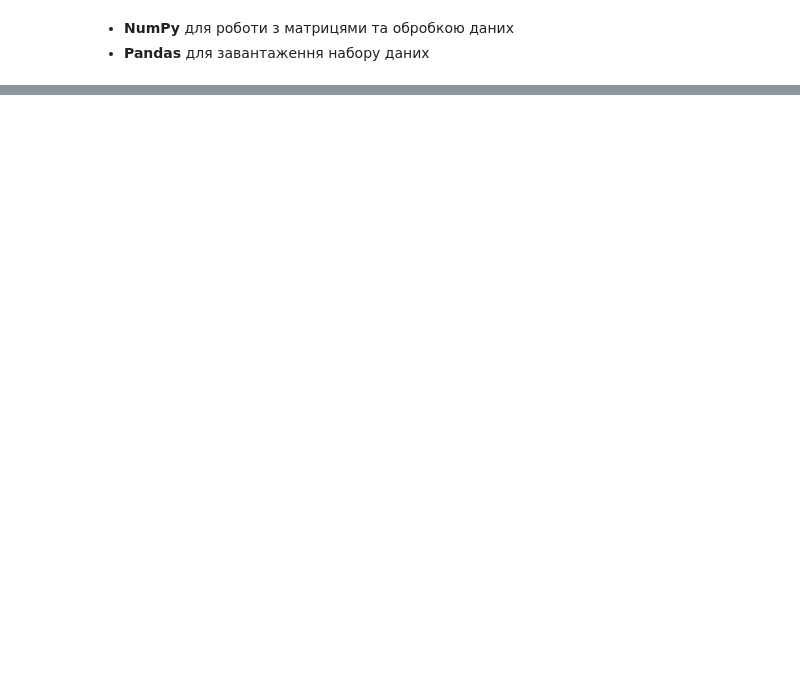
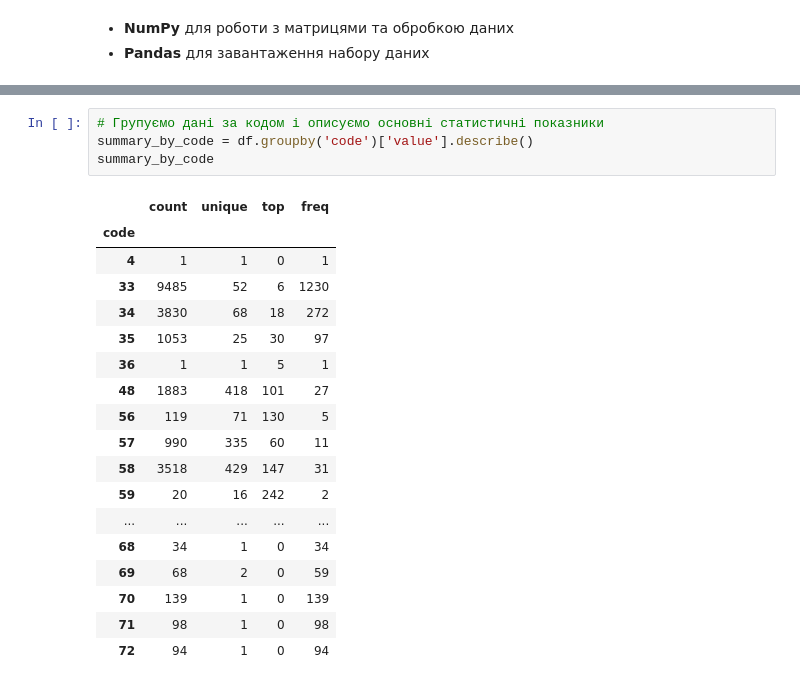
Before and after one commit to dmuman/ML-projects-and-tutorials, a Jupyter notebook: NumPy/Projects/Diabetes.ipynb, the cells around one changed output, grey strips where cells are left out. Drawn from its saved outputs; the diff is of its cells as text; blank space fills up the shorter version.

```diff
--- a/NumPy/Projects/Diabetes.ipynb
+++ b/NumPy/Projects/Diabetes.ipynb
@@ -60,0 +188,23 @@ TypeError: can only concatenate str (not "int") to str
+# %%
+# Групуємо дані за кодом і описуємо основні статистичні показники
+summary_by_code = df.groupby('code')['value'].describe()
+summary_by_code
+# %% [output]
+|  | count | unique | top | freq |
+| code |  |  |  |  |
+| 4 | 1 | 1 | 0 | 1 |
+| 33 | 9485 | 52 | 6 | 1230 |
+| 34 | 3830 | 68 | 18 | 272 |
+| 35 | 1053 | 25 | 30 | 97 |
+| 36 | 1 | 1 | 5 | 1 |
+| 48 | 1883 | 418 | 101 | 27 |
+| 56 | 119 | 71 | 130 | 5 |
+| 57 | 990 | 335 | 60 | 11 |
+| 58 | 3518 | 429 | 147 | 31 |
+| 59 | 20 | 16 | 242 | 2 |
+| ... | ... | ... | ... | ... |
+| 68 | 34 | 1 | 0 | 34 |
+| 69 | 68 | 2 | 0 | 59 |
+| 70 | 139 | 1 | 0 | 139 |
+| 71 | 98 | 1 | 0 | 98 |
+| 72 | 94 | 1 | 0 | 94 |
```
Also changed, not shown: parts of 29 cells of this notebook.
